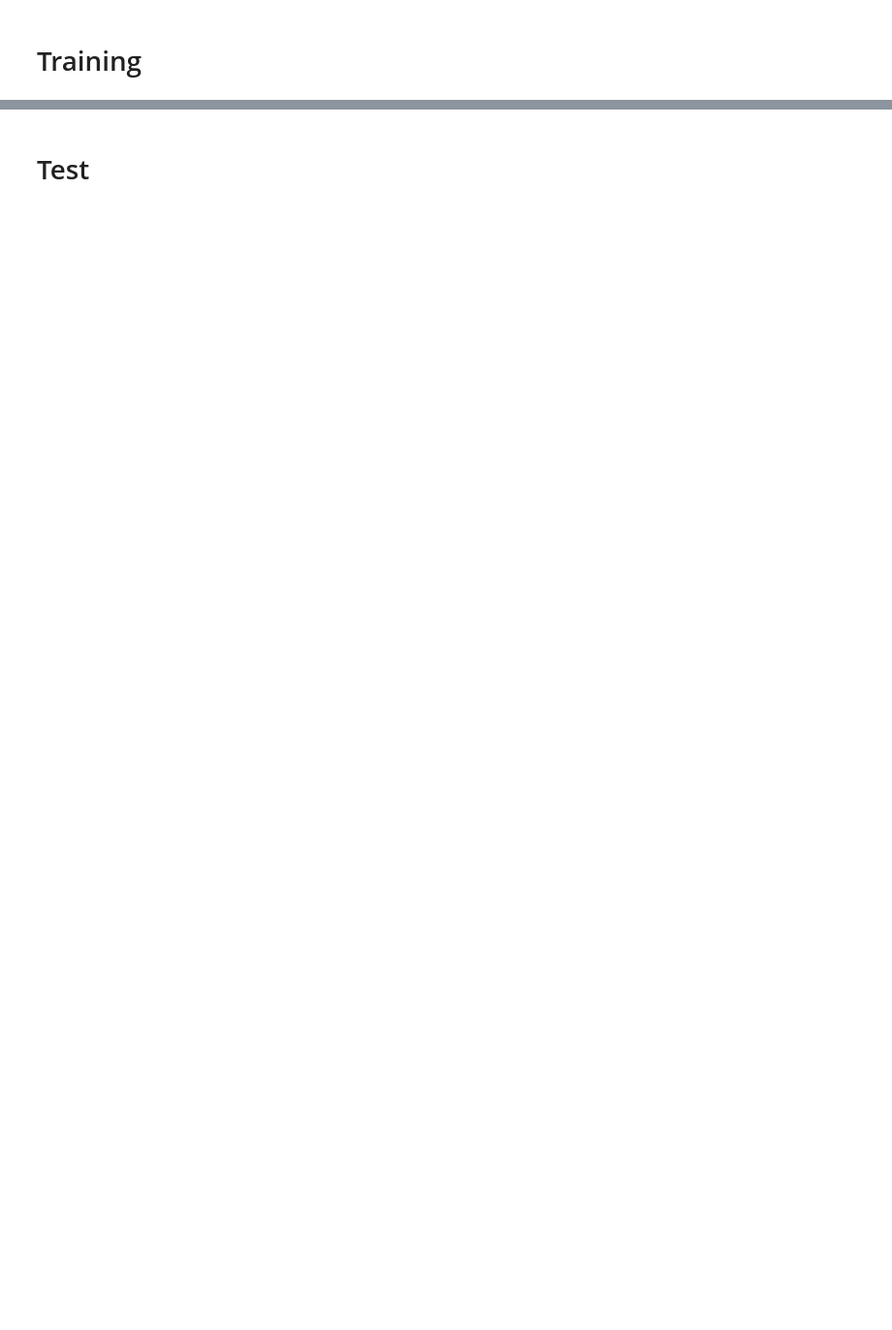
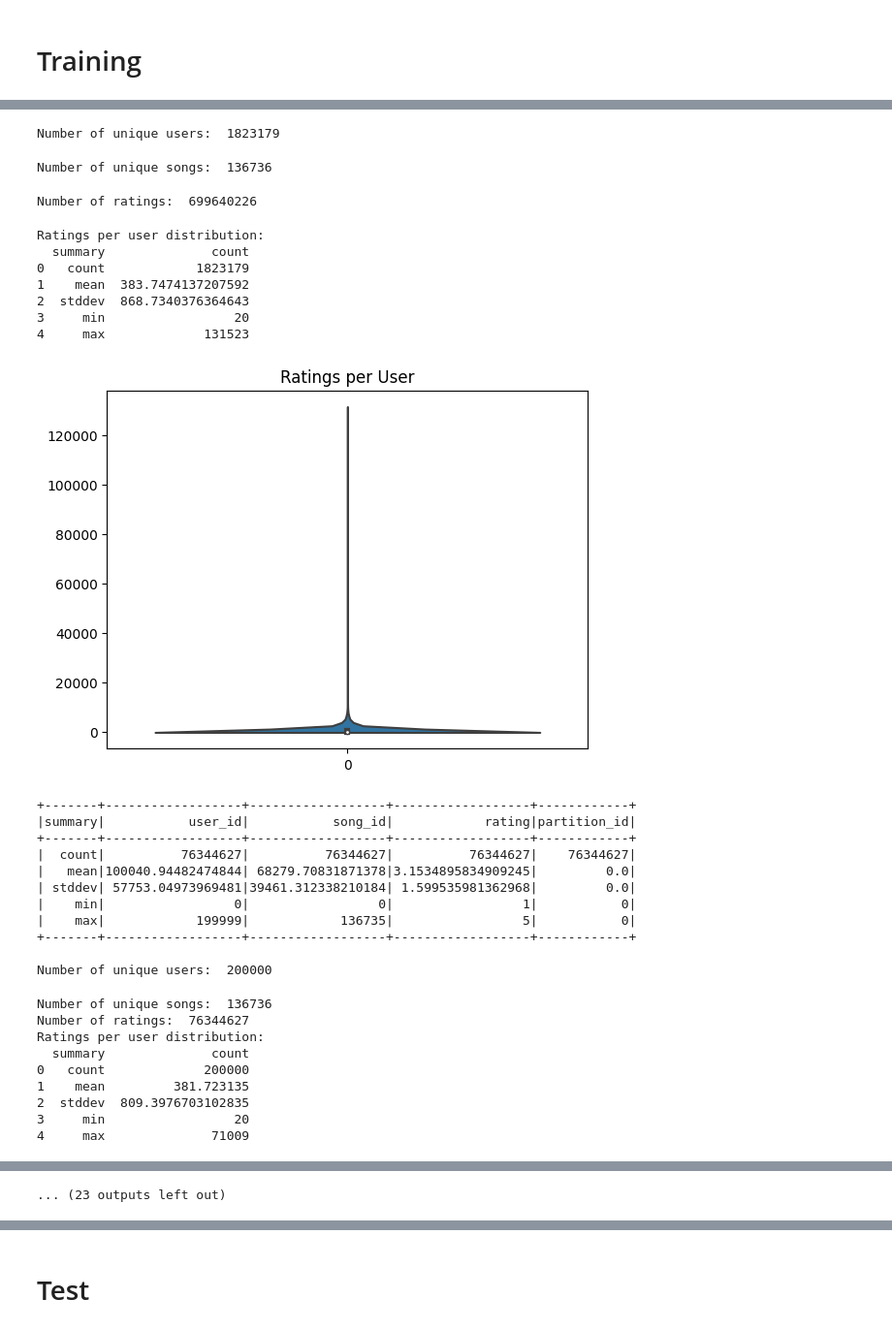
Before and after one commit to BlakeCrowther/scalable-music-recommender, a Jupyter notebook: EDA/Blake_EDA.ipynb, the cells around one changed output, grey strips where cells are left out. Shown: that part at 97% size. Cells and saved outputs as stored; diff of their text form; code cells hidden in the pictures; blank space fills up the shorter version.

```diff
--- a/EDA/Blake_EDA.ipynb
+++ b/EDA/Blake_EDA.ipynb
@@ -30,21 +37,36 @@ partitions = 10
 # %%
 def load_file_from_hdfs(file_name):
     hdfs_path = f"{HDFS_DATA}/{file_name}"
-    return spark.read.csv(hdfs_path, sep="\t", header=False, inferSchema=True).cache()
+    return spark.read.csv(hdfs_path, sep="\t", header=False, inferSchema=True)
 
 
 train_files = [f"train/train_{i}.txt" for i in range(partitions)]
 test_files = [f"test/test_{i}.txt" for i in range(partitions)]
 
-train_data = []
-test_data = []
+train_data = None
+test_data = None
 
-for file in train_files:
+for i, file in enumerate(train_files):
     train_partition_df = load_file_from_hdfs(file)
     train_partition_df = train_partition_df.withColumnsRenamed({"_c0": "user_id", "_c1": "song_id", "_c2": "rating"})
-    train_data.append(train_partition_df)
+    # Add a partition column
+    train_partition_df = train_partition_df.withColumn("partition_id", F.lit(i))
+    # Comhbine all the partitions
+    if train_data is None:
+        train_data = train_partition_df
+    else:
+        train_data = train_data.union(train_partition_df)
 
-for file in test_files:
+for i, file in enumerate(test_files):
     test_partition_df = load_file_from_hdfs(file)
     test_partition_df = test_partition_df.withColumnsRenamed({"_c0": "user_id", "_c1": "song_id", "_c2": "rating"})
-    test_data.append(test_partition_df)
+    # Add a partition column
+    test_partition_df = test_partition_df.withColumn("partition_id", F.lit(i))
+    # Comhbine all the partitions
+    if test_data is None:
+        test_data = test_partition_df
+    else:
+        test_data = test_data.union(test_partition_df)
+
+train_data.cache()
+test_data.cache()
@@ -116,0 +128,9 @@ only showing top 5 rows
+# %%
+# Combined DF EDA
+perform_eda(train_data)
+
+# Partition EDA
+for i in range(partitions):
+    partition_df = train_data.filter(train_data.partition_id == i)
+    perform_eda(partition_df)
+# %% [output]
@@ -116,0 +146,31 @@ only showing top 5 rows
+Number of unique users:  1823179
+Number of unique songs:  136736
+Number of ratings:  699640226
+Ratings per user distribution:
+  summary              count
+0   count            1823179
+1    mean  383.7474137207592
+2  stddev  868.7340376364643
+3     min                 20
+4     max             131523
+[figure, added]
++-------+------------------+------------------+------------------+------------+
+|summary|           user_id|           song_id|            rating|partition_id|
++-------+------------------+------------------+------------------+------------+
+|  count|          76344627|          76344627|          76344627|    76344627|
+|   mean|100040.94482474844| 68279.70831871378|3.1534895834909245|         0.0|
+| stddev| 57753.04973969481|39461.312338210184| 1.599535981362968|         0.0|
+|    min|                 0|                 0|                 1|           0|
+|    max|            199999|            136735|                 5|           0|
++-------+------------------+------------------+------------------+------------+
+
+Number of unique users:  200000
+Number of unique songs:  136736
+Number of ratings:  76344627
+Ratings per user distribution:
+  summary              count
+0   count             200000
+1    mean         381.723135
+2  stddev  809.3976703102835
+3     min                 20
+4     max              71009
@@ -117 +199,2 @@ only showing top 5 rows
+... (23 outputs left out)
 # %%
```
Also changed, not shown: parts of 8 cells of this notebook, 1 other file.
